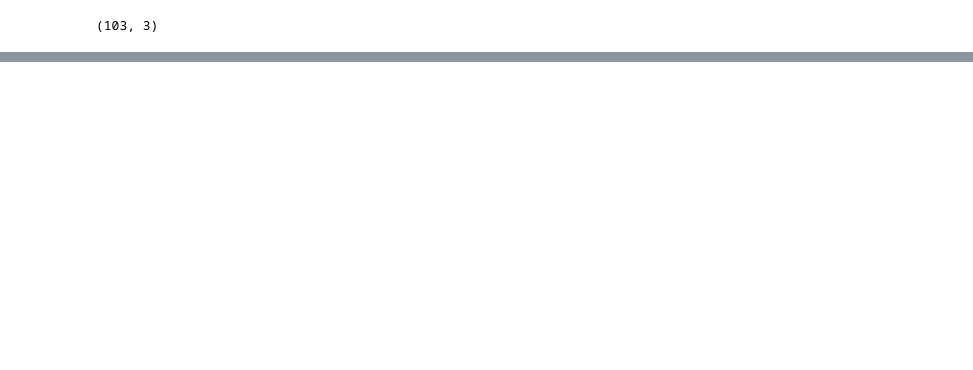
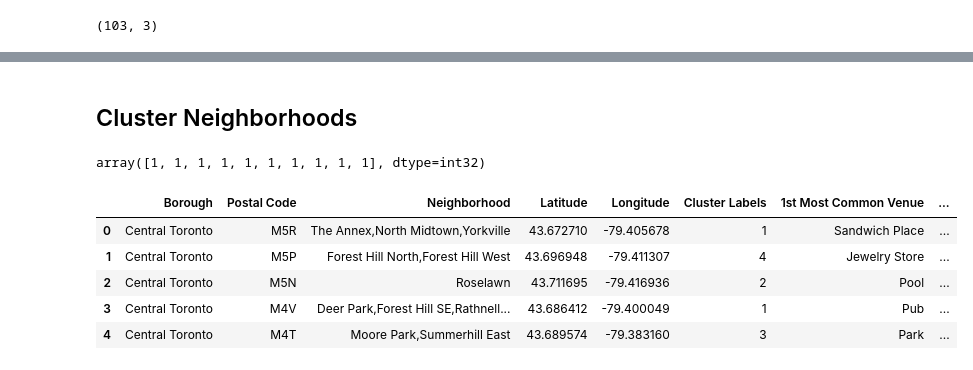
Before and after one commit to KSHHutch/Coursera_Capstone, a Jupyter notebook: Toronto-Segment-Cluster.ipynb, the cells around one changed output, grey strips where cells are left out. Drawn from its saved outputs; the diff is of its cells as text; code cells hidden in the pictures; blank space fills up the shorter version.

```diff
--- a/Toronto-Segment-Cluster.ipynb
+++ b/Toronto-Segment-Cluster.ipynb
@@ -151,0 +389,22 @@ df #view dataframe
+# %%
+#Create dataframe with top 10 venues in each neighborhood
+num_top_venues = 10
+
+indicators = ['st', 'nd', 'rd']
+
+# create columns according to number of top venues
+columns = ['Neighborhood']
+for ind in np.arange(num_top_venues):
+    try:
+        columns.append('{}{} Most Common Venue'.format(ind+1, indicators[ind]))
+    except:
+        columns.append('{}th Most Common Venue'.format(ind+1))
+
+# create a new dataframe
+neighborhoods_venues_sorted = pd.DataFrame(columns=columns)
+neighborhoods_venues_sorted['Neighborhood'] = toronto_grouped['Neighborhood']
+
+for ind in np.arange(toronto_grouped.shape[0]):
+    neighborhoods_venues_sorted.iloc[ind, 1:] = return_most_common_venues(toronto_grouped.iloc[ind, :], num_top_venues)
+
+neighborhoods_venues_sorted.head()
@@ -151,0 +418,32 @@ df #view dataframe
+# %% [markdown]
+## Cluster Neighborhoods
+# %%
+# set number of clusters
+kclusters = 5
+
+toronto_grouped_clustering = toronto_grouped.drop('Neighborhood', 1)
+
+# run k-means clustering
+kmeans = KMeans(n_clusters=kclusters, random_state=0).fit(toronto_grouped_clustering)
+
+# check cluster labels generated for each row in the dataframe
+kmeans.labels_[0:10]
+# %% [output]
+array([1, 1, 1, 1, 1, 1, 1, 1, 1, 1], dtype=int32)
+# %%
+# add clustering labels
+neighborhoods_venues_sorted.insert(0, 'Cluster Labels', kmeans.labels_)
+
+toronto_merged = dfT
+
+# merge toronto_grouped with toronto_data to add latitude/longitude for each neighborhood
+toronto_merged = toronto_merged.join(neighborhoods_venues_sorted.set_index('Neighborhood'), on='Neighborhood')
+
+toronto_merged.head() # check the last columns!
+# %% [output]
+|  | Borough | Postal Code | Neighborhood | Latitude | Longitude | Cluster Labels | 1st Most Common Venue | ... |
+| 0 | Central Toronto | M5R | The Annex,North Midtown,Yorkville | 43.672710 | -79.405678 | 1 | Sandwich Place | ... |
+| 1 | Central Toronto | M5P | Forest Hill North,Forest Hill West | 43.696948 | -79.411307 | 4 | Jewelry Store | ... |
+| 2 | Central Toronto | M5N | Roselawn | 43.711695 | -79.416936 | 2 | Pool | ... |
+| 3 | Central Toronto | M4V | Deer Park,Forest Hill SE,Rathnell... | 43.686412 | -79.400049 | 1 | Pub | ... |
+| 4 | Central Toronto | M4T | Moore Park,Summerhill East | 43.689574 | -79.383160 | 3 | Park | ... |
```
Also changed, not shown: parts of 33 cells of this notebook.
